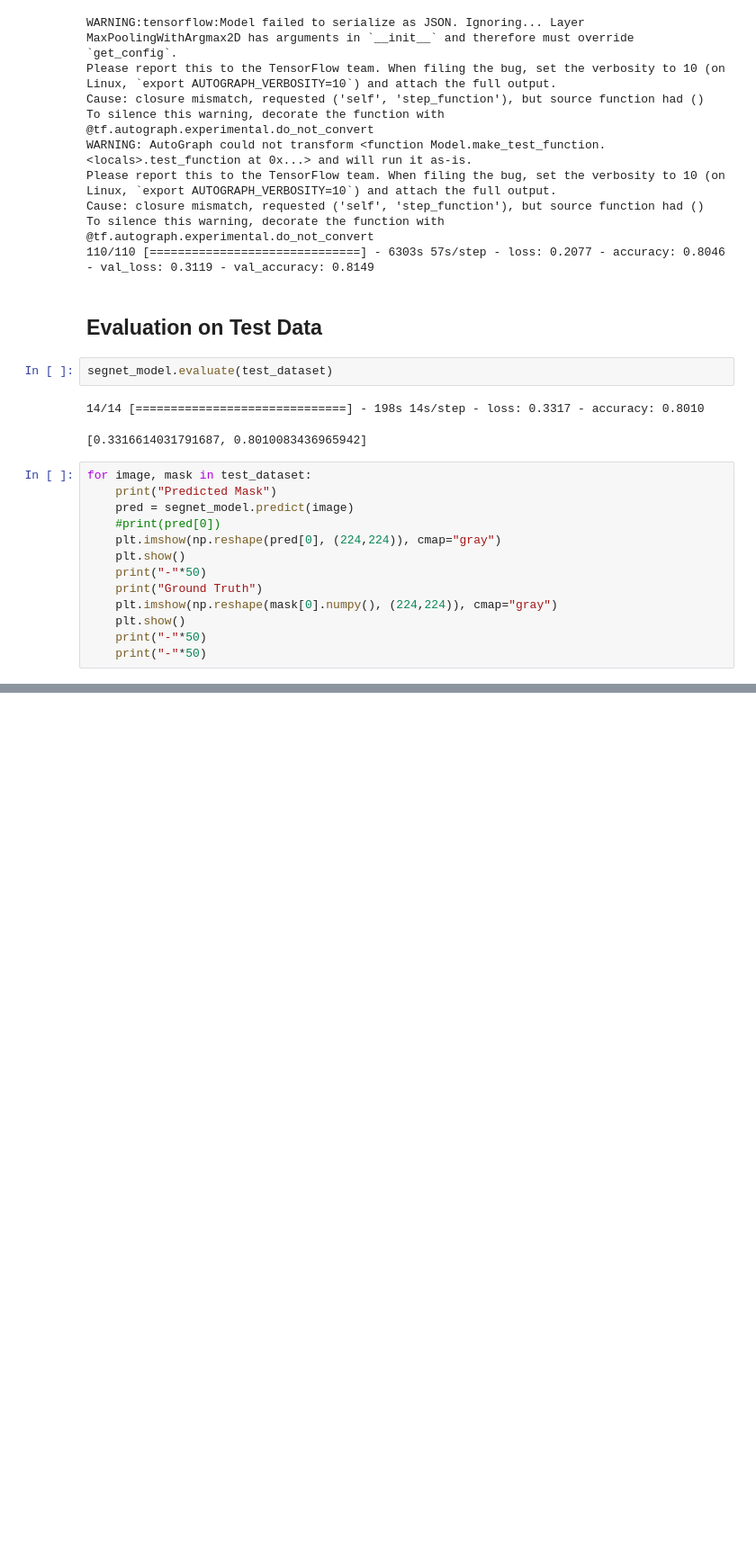
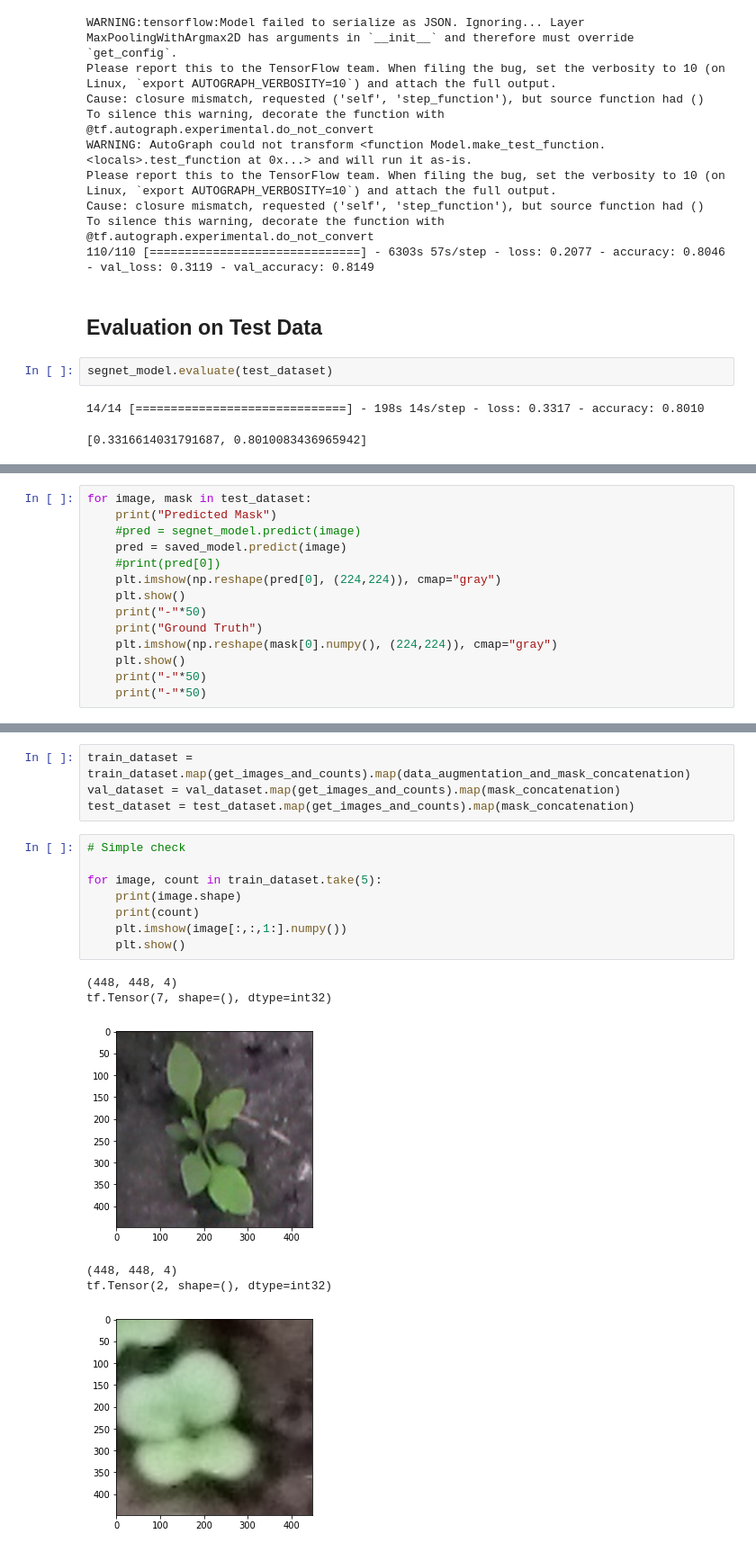
Before and after one commit to RyanJennings1/Dissertation, a Jupyter notebook: Dissertation2.ipynb, the cells around one changed output, grey strips where cells are left out. Shown at 90% size. Cells and saved outputs as stored; diff of their text form; blank space fills up the shorter version.

Commit message:
Update with regression model

```diff
--- a/Dissertation2.ipynb
+++ b/Dissertation2.ipynb
@@ -473,16 +545,3 @@ segnet_model.evaluate(test_dataset)
 # %% [output]
 14/14 [==============================] - 198s 14s/step - loss: 0.3317 - accuracy: 0.8010
 [0.3316614031791687, 0.8010083436965942]
-# %%
-for image, mask in test_dataset:
-    print("Predicted Mask")
-    pred = segnet_model.predict(image)
-    #print(pred[0])
-    plt.imshow(np.reshape(pred[0], (224,224)), cmap="gray")
-    plt.show()
-    print("-"*50)
-    print("Ground Truth")
-    plt.imshow(np.reshape(mask[0].numpy(), (224,224)), cmap="gray")
-    plt.show()
-    print("-"*50)
-    print("-"*50)
@@ -523,0 +548,14 @@ INFO:tensorflow:Assets written to: saved_models/saved_segmentation_model/assets
+# %%
+for image, mask in test_dataset:
+    print("Predicted Mask")
+    #pred = segnet_model.predict(image)
+    pred = saved_model.predict(image)
+    #print(pred[0])
+    plt.imshow(np.reshape(pred[0], (224,224)), cmap="gray")
+    plt.show()
+    print("-"*50)
+    print("Ground Truth")
+    plt.imshow(np.reshape(mask[0].numpy(), (224,224)), cmap="gray")
+    plt.show()
+    print("-"*50)
+    print("-"*50)
@@ -523,0 +667,19 @@ INFO:tensorflow:Assets written to: saved_models/saved_segmentation_model/assets
+# %%
+train_dataset = train_dataset.map(get_images_and_counts).map(data_augmentation_and_mask_concatenation)
+val_dataset = val_dataset.map(get_images_and_counts).map(mask_concatenation)
+test_dataset = test_dataset.map(get_images_and_counts).map(mask_concatenation)
+# %%
+# Simple check
+
+for image, count in train_dataset.take(5):
+    print(image.shape)
+    print(count)
+    plt.imshow(image[:,:,1:].numpy())
+    plt.show()
+# %% [output]
+(448, 448, 4)
+tf.Tensor(7, shape=(), dtype=int32)
+[figure, added]
+(448, 448, 4)
+tf.Tensor(2, shape=(), dtype=int32)
+[figure, added]
```
Also changed, not shown: parts of 49 cells of this notebook.
